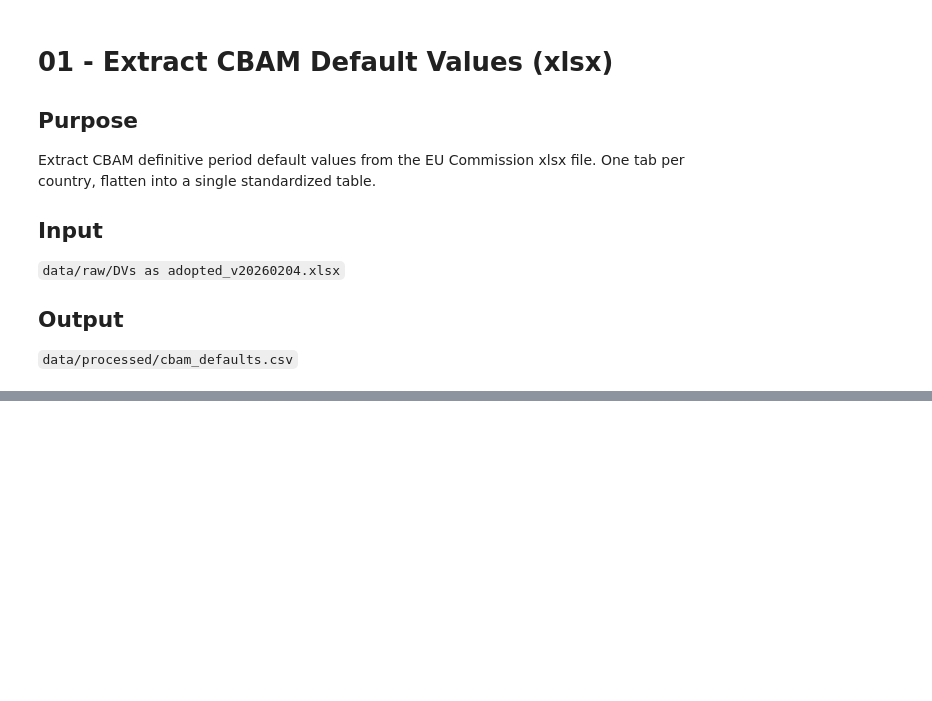
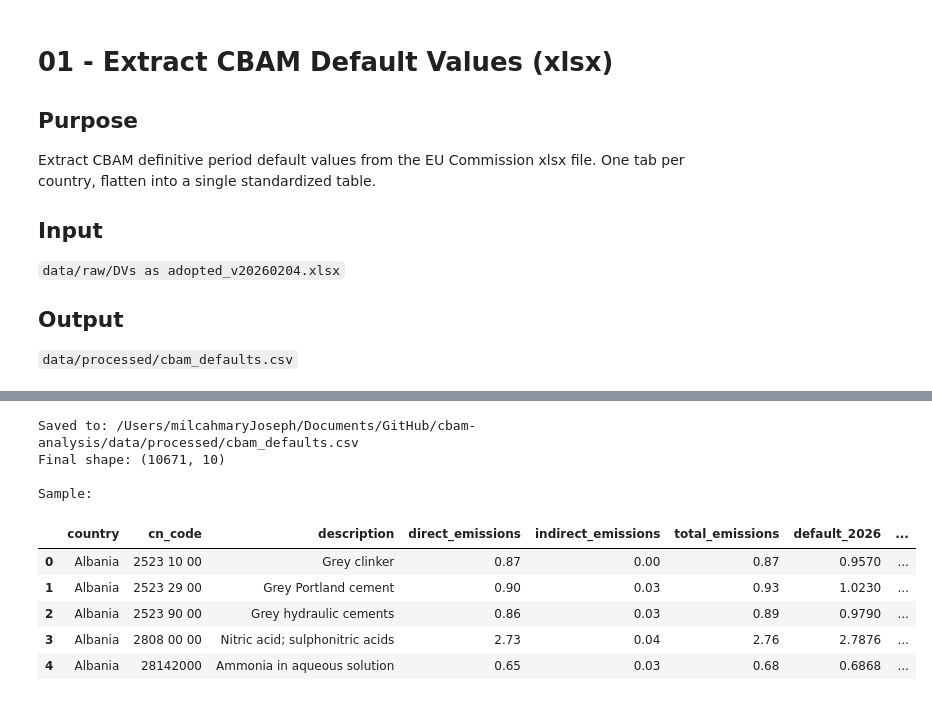
Before and after one commit to M1ck3yJ0/cbam-analysis, a Jupyter notebook: notebooks/01_extract_xlsx.ipynb, the cells around one changed output, grey strips where cells are left out. Saved outputs shown, nothing was run; the diff lists cells and outputs as text; code cells hidden in the pictures; blank space fills up the shorter version.

```diff
--- a/notebooks/01_extract_xlsx.ipynb
+++ b/notebooks/01_extract_xlsx.ipynb
@@ -35,0 +426,29 @@ FileNotFoundError: [Errno 2] No such file or directory: '/Users/milcahmaryjoseph
+# %%
+# Drop unnamed columns, confirmed as duplicates of main table data
+cols_to_keep = [c for c in df_all.columns if not c.startswith("Unnamed")]
+df_all = df_all[cols_to_keep]
+
+# Reorder so country is first
+df_all = df_all[["country", "cn_code", "description", "direct_emissions",
+                  "indirect_emissions", "total_emissions", "default_2026",
+                  "default_2027", "default_2028_onwards", "production_route"]]
+
+# Save to processed
+output_path = Path("/Users/milcahmaryJoseph/Documents/GitHub/cbam-analysis/data/processed/cbam_defaults.csv")
+df_all.to_csv(output_path, index=False)
+
+print(f"Saved to: {output_path}")
+print(f"Final shape: {df_all.shape}")
+print(f"\nSample:")
+df_all.head(5)
+# %% [output]
+Saved to: /Users/milcahmaryJoseph/Documents/GitHub/cbam-analysis/data/processed/cbam_defaults.csv
+Final shape: (10671, 10)
+
+Sample:
+|  | country | cn_code | description | direct_emissions | indirect_emissions | total_emissions | default_2026 | ... |
+| 0 | Albania | 2523 10 00 | Grey clinker | 0.87 | 0.00 | 0.87 | 0.9570 | ... |
+| 1 | Albania | 2523 29 00 | Grey Portland cement | 0.90 | 0.03 | 0.93 | 1.0230 | ... |
+| 2 | Albania | 2523 90 00 | Grey hydraulic cements | 0.86 | 0.03 | 0.89 | 0.9790 | ... |
+| 3 | Albania | 2808 00 00 | Nitric acid; sulphonitric acids | 2.73 | 0.04 | 2.76 | 2.7876 | ... |
+| 4 | Albania | 28142000 | Ammonia in aqueous solution | 0.65 | 0.03 | 0.68 | 0.6868 | ... |
```
Also changed, not shown: parts of 13 cells of this notebook, 1 other file.
